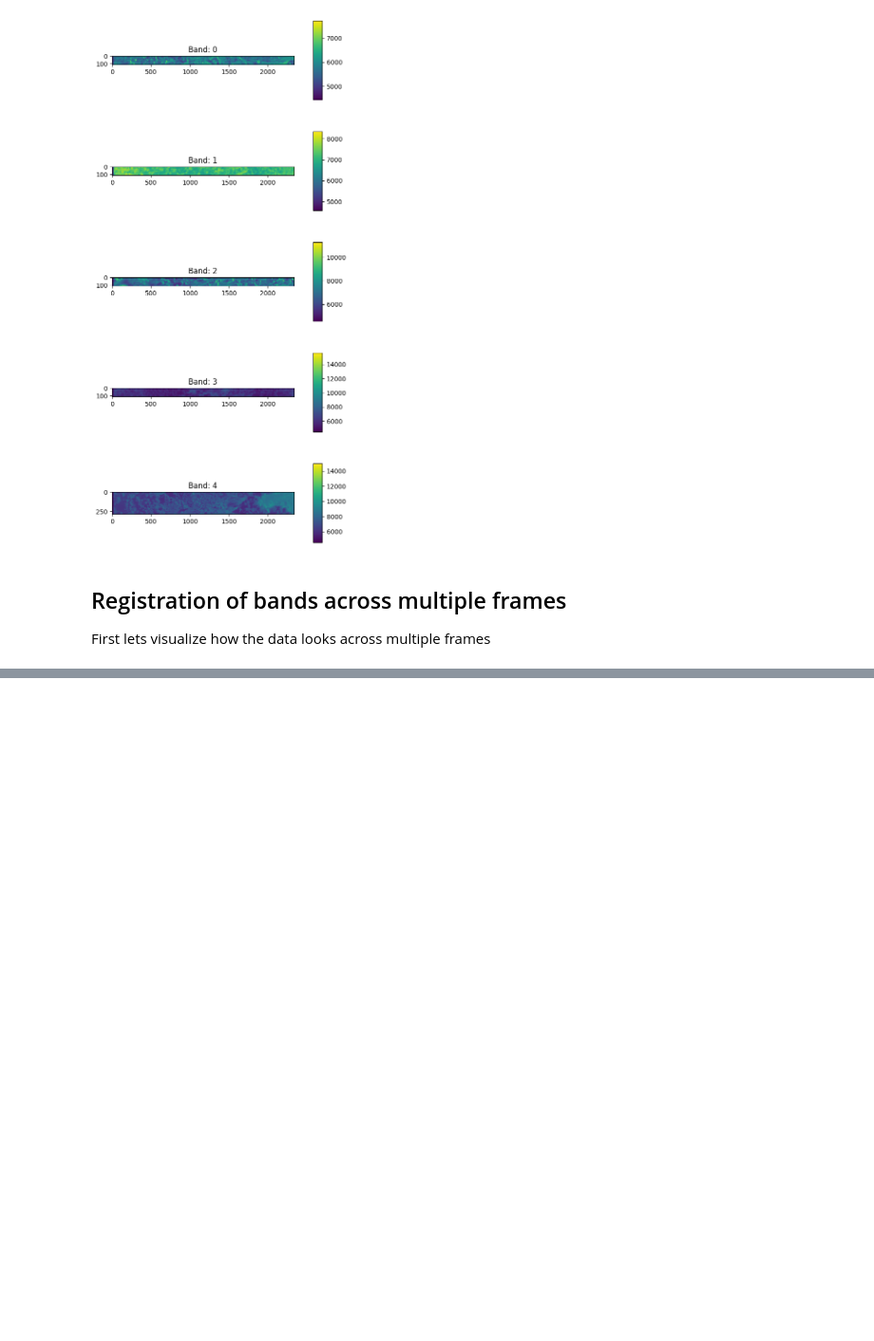
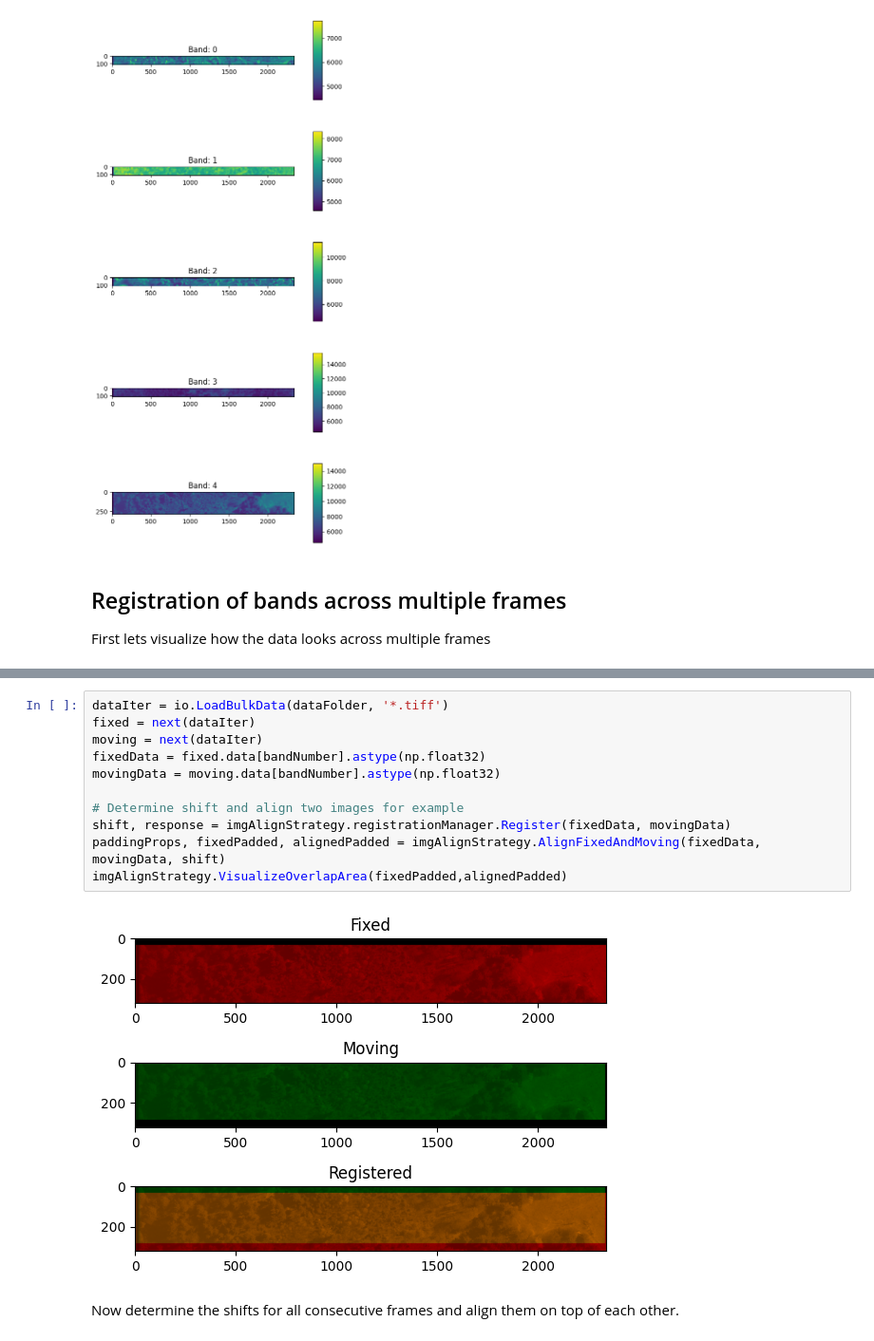
Before and after one commit to viveksharma2022/GeoSat-image-processing, a Jupyter notebook: main.ipynb, the cells around one changed output, grey strips where cells are left out. Shown at 95% size. Cells and saved outputs as stored; diff of their text form; blank space fills up the shorter version.

```diff
--- a/main.ipynb
+++ b/main.ipynb
@@ -51,0 +56,15 @@ plt.show()
+# %%
+dataIter = io.LoadBulkData(dataFolder, '*.tiff')
+fixed = next(dataIter)
+moving = next(dataIter)
+fixedData = fixed.data[bandNumber].astype(np.float32)
+movingData = moving.data[bandNumber].astype(np.float32)
+
+# Determine shift and align two images for example
+shift, response = imgAlignStrategy.registrationManager.Register(fixedData, movingData)
+paddingProps, fixedPadded, alignedPadded = imgAlignStrategy.AlignFixedAndMoving(fixedData, movingData, shift)
+imgAlignStrategy.VisualizeOverlapArea(fixedPadded,alignedPadded)
+# %% [output]
+[figure, added]
+# %% [markdown]
+Now determine the shifts for all consecutive frames and align them on top of each other.
```
Also changed, not shown: parts of 3 cells of this notebook, 1 other file.
